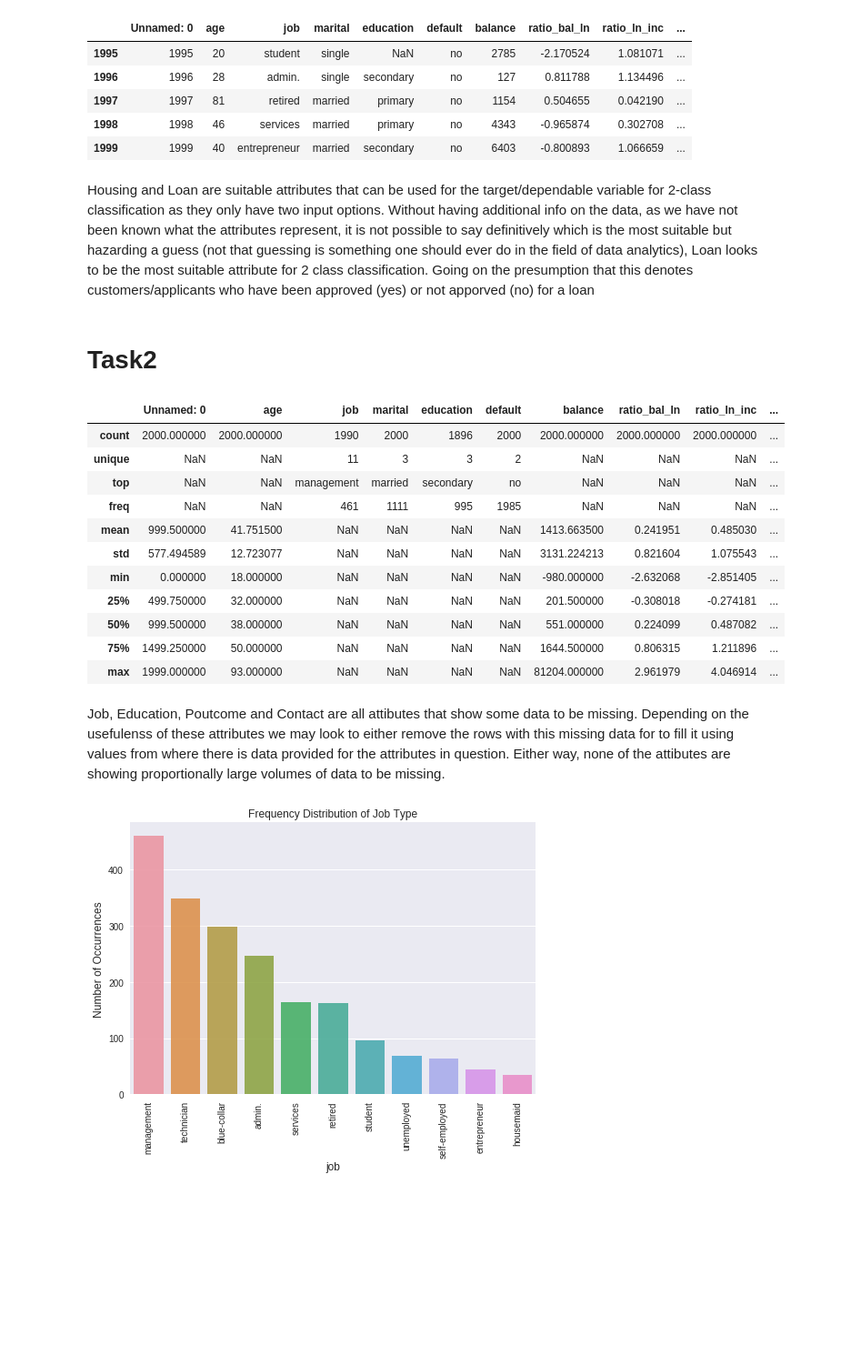
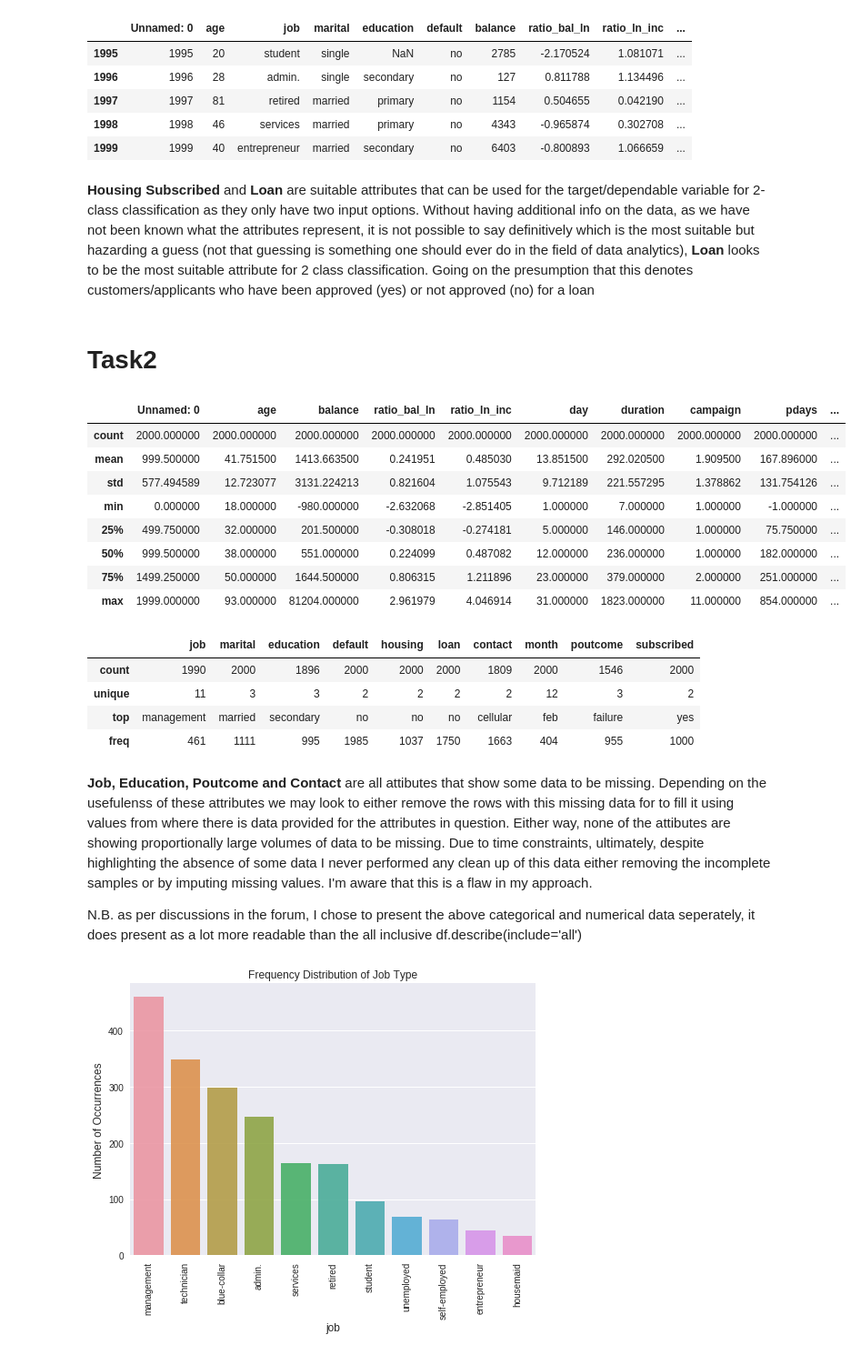
Before and after one commit to vipulpopat/MSCAI_Sem1_Etivity1, a Jupyter notebook: Etivity1.ipynb, the cells around one changed output. Shown at 91% size. Saved outputs shown, nothing was run; the diff lists cells and outputs as text; code cells hidden in the pictures; blank space fills up the shorter version.

```diff
--- a/Etivity1.ipynb
+++ b/Etivity1.ipynb
@@ -40,26 +49,33 @@ df.tail(5)
 | 1998 | 1998 | 46 | services | married | primary | no | 4343 | -0.965874 | 0.302708 | ... |
 | 1999 | 1999 | 40 | entrepreneur | married | secondary | no | 6403 | -0.800893 | 1.066659 | ... |
 # %% [markdown]
-Housing and Loan are  suitable attributes that can be used for the target/dependable variable for 2-class classification as they only have two input options. Without having additional info on the data, as we have not been known what the attributes represent, it is not possible to say definitively which is the most suitable but hazarding a guess (not that guessing is something one should ever do in the field of data analytics), Loan looks to be the most suitable attribute for 2 class classification. Going on the presumption that this denotes customers/applicants who have been approved (yes) or not apporved (no) for a loan
+**Housing** **Subscribed** and **Loan** are  suitable attributes that can be used for the target/dependable variable for 2-class classification as they only have two input options. Without having additional info on the data, as we have not been known what the attributes represent, it is not possible to say definitively which is the most suitable but hazarding a guess (not that guessing is something one should ever do in the field of data analytics), **Loan** looks to be the most suitable attribute for 2 class classification. Going on the presumption that this denotes customers/applicants who have been approved (yes) or not approved (no) for a loan
 # %% [markdown]
 # Task2
 # %%
-df.describe(include='all')
+df.describe(include=[np.number])
 # %% [output]
-|  | Unnamed: 0 | age | job | marital | education | default | balance | ratio_bal_ln | ratio_ln_inc | ... |
-| count | 2000.000000 | 2000.000000 | 1990 | 2000 | 1896 | 2000 | 2000.000000 | 2000.000000 | 2000.000000 | ... |
-| unique | NaN | NaN | 11 | 3 | 3 | 2 | NaN | NaN | NaN | ... |
-| top | NaN | NaN | management | married | secondary | no | NaN | NaN | NaN | ... |
-| freq | NaN | NaN | 461 | 1111 | 995 | 1985 | NaN | NaN | NaN | ... |
-| mean | 999.500000 | 41.751500 | NaN | NaN | NaN | NaN | 1413.663500 | 0.241951 | 0.485030 | ... |
-| std | 577.494589 | 12.723077 | NaN | NaN | NaN | NaN | 3131.224213 | 0.821604 | 1.075543 | ... |
-| min | 0.000000 | 18.000000 | NaN | NaN | NaN | NaN | -980.000000 | -2.632068 | -2.851405 | ... |
-| 25% | 499.750000 | 32.000000 | NaN | NaN | NaN | NaN | 201.500000 | -0.308018 | -0.274181 | ... |
-| 50% | 999.500000 | 38.000000 | NaN | NaN | NaN | NaN | 551.000000 | 0.224099 | 0.487082 | ... |
-| 75% | 1499.250000 | 50.000000 | NaN | NaN | NaN | NaN | 1644.500000 | 0.806315 | 1.211896 | ... |
-| max | 1999.000000 | 93.000000 | NaN | NaN | NaN | NaN | 81204.000000 | 2.961979 | 4.046914 | ... |
+|  | Unnamed: 0 | age | balance | ratio_bal_ln | ratio_ln_inc | day | duration | campaign | pdays | ... |
+| count | 2000.000000 | 2000.000000 | 2000.000000 | 2000.000000 | 2000.000000 | 2000.000000 | 2000.000000 | 2000.000000 | 2000.000000 | ... |
+| mean | 999.500000 | 41.751500 | 1413.663500 | 0.241951 | 0.485030 | 13.851500 | 292.020500 | 1.909500 | 167.896000 | ... |
+| std | 577.494589 | 12.723077 | 3131.224213 | 0.821604 | 1.075543 | 9.712189 | 221.557295 | 1.378862 | 131.754126 | ... |
+| min | 0.000000 | 18.000000 | -980.000000 | -2.632068 | -2.851405 | 1.000000 | 7.000000 | 1.000000 | -1.000000 | ... |
+| 25% | 499.750000 | 32.000000 | 201.500000 | -0.308018 | -0.274181 | 5.000000 | 146.000000 | 1.000000 | 75.750000 | ... |
+| 50% | 999.500000 | 38.000000 | 551.000000 | 0.224099 | 0.487082 | 12.000000 | 236.000000 | 1.000000 | 182.000000 | ... |
+| 75% | 1499.250000 | 50.000000 | 1644.500000 | 0.806315 | 1.211896 | 23.000000 | 379.000000 | 2.000000 | 251.000000 | ... |
+| max | 1999.000000 | 93.000000 | 81204.000000 | 2.961979 | 4.046914 | 31.000000 | 1823.000000 | 11.000000 | 854.000000 | ... |
+# %%
+df.describe(exclude=[np.number])
+# %% [output]
+|  | job | marital | education | default | housing | loan | contact | month | poutcome | subscribed |
+| count | 1990 | 2000 | 1896 | 2000 | 2000 | 2000 | 1809 | 2000 | 1546 | 2000 |
+| unique | 11 | 3 | 3 | 2 | 2 | 2 | 2 | 12 | 3 | 2 |
+| top | management | married | secondary | no | no | no | cellular | feb | failure | yes |
+| freq | 461 | 1111 | 995 | 1985 | 1037 | 1750 | 1663 | 404 | 955 | 1000 |
 # %% [markdown]
-Job, Education, Poutcome and Contact are all attibutes that show some data to be missing. Depending on the usefulenss of these attributes we may look to either remove the rows with this missing data for to fill it using values from where there is data provided for the attributes in question. Either way, none of the attibutes are showing proportionally large volumes of data to be missing.
+**Job, Education, Poutcome and Contact** are all attibutes that show some data to be missing. Depending on the usefulenss of these attributes we may look to either remove the rows with this missing data for to fill it using values from where there is data provided for the attributes in question. Either way, none of the attibutes are showing proportionally large volumes of data to be missing. Due to time constraints, ultimately, despite highlighting the absence of some data I never performed any clean up of this data either removing the incomplete samples or by imputing missing values. I'm aware that this is a flaw in my approach.
+
+N.B. as per discussions in the forum, I chose to present the above categorical and numerical data seperately, it does present as a lot more readable than the all inclusive df.describe(include='all')
 # %%
 
 job_count = df['job'].value_counts()
```
Also changed, not shown: parts of 50 cells of this notebook.
